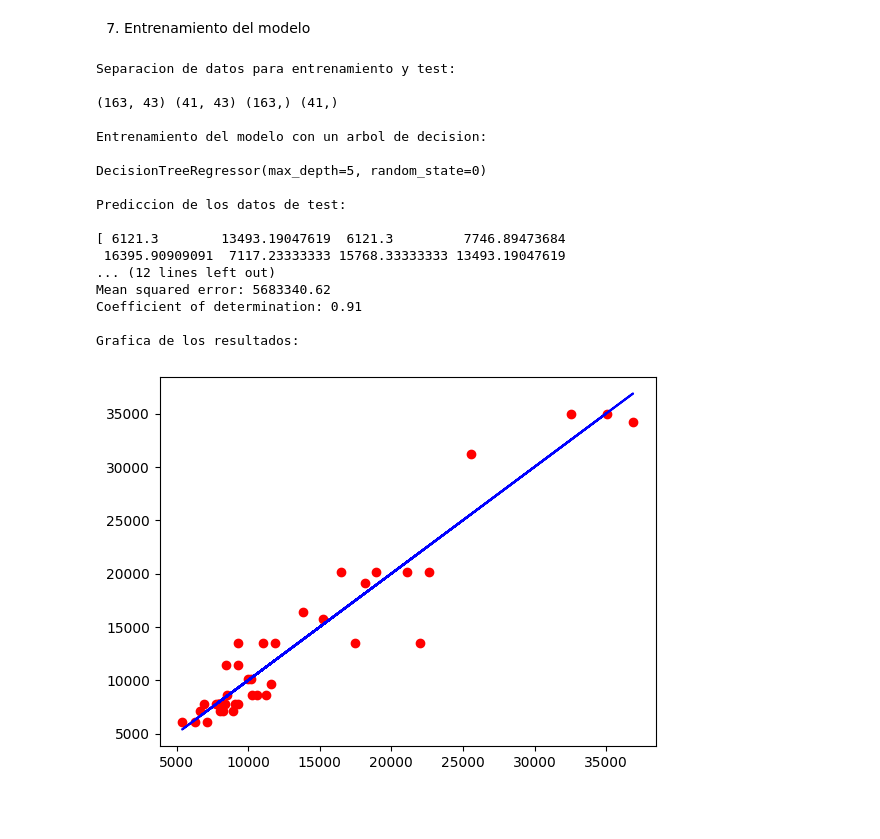
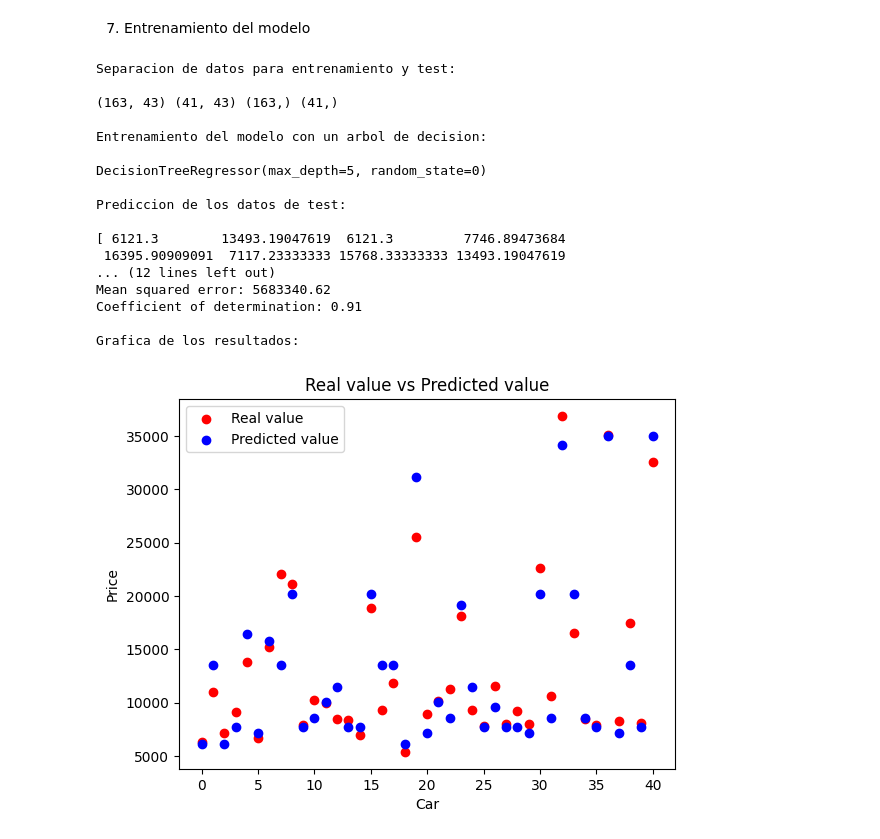
Before and after one commit to DavidLopF/Decision-tree-regressor-car-price, a Jupyter notebook: taller.ipynb, the cells around one changed output. Saved outputs shown, nothing was run; the diff lists cells and outputs as text; code cells hidden in the pictures; blank space fills up the shorter version.

Commit message:
change graphic

```diff
--- a/taller.ipynb
+++ b/taller.ipynb
@@ -157,33 +157,37 @@ print("\nPrediccion de los datos de test:\n")
 y_pred = regressor.predict(x_test)
 print(y_pred)
 
 ##evaluacion del modelo
 print("\nEvaluacion del modelo:\n")
 
 print('Mean squared error: %.2f' % mean_squared_error(y_test, y_pred))
 print('Coefficient of determination: %.2f' % r2_score(y_test, y_pred))
 
 ##grafica de los resultados
 print("\nGrafica de los resultados:\n")
-plt.scatter(y_test, y_pred, color='red')
-plt.plot(y_test, y_test, color='blue')
+plt.scatter(range(len(y_test)), y_test, color='red', label='Real value')
+plt.scatter(range(len(y_pred)), y_pred, color='blue', label='Predicted value')
+plt.title('Real value vs Predicted value')
+plt.xlabel('Car')
+plt.ylabel('Price')
+plt.legend()
 plt.show()
 # %% [output]
 Separacion de datos para entrenamiento y test:
 
 (163, 43) (41, 43) (163,) (41,)
 
 Entrenamiento del modelo con un arbol de decision:
 
 DecisionTreeRegressor(max_depth=5, random_state=0)
 
 Prediccion de los datos de test:
 
 [ 6121.3        13493.19047619  6121.3         7746.89473684
  16395.90909091  7117.23333333 15768.33333333 13493.19047619
 ... (12 lines left out)
 Mean squared error: 5683340.62
 Coefficient of determination: 0.91
 
 Grafica de los resultados:
-[figure, old version]
+[figure, new version]
```
